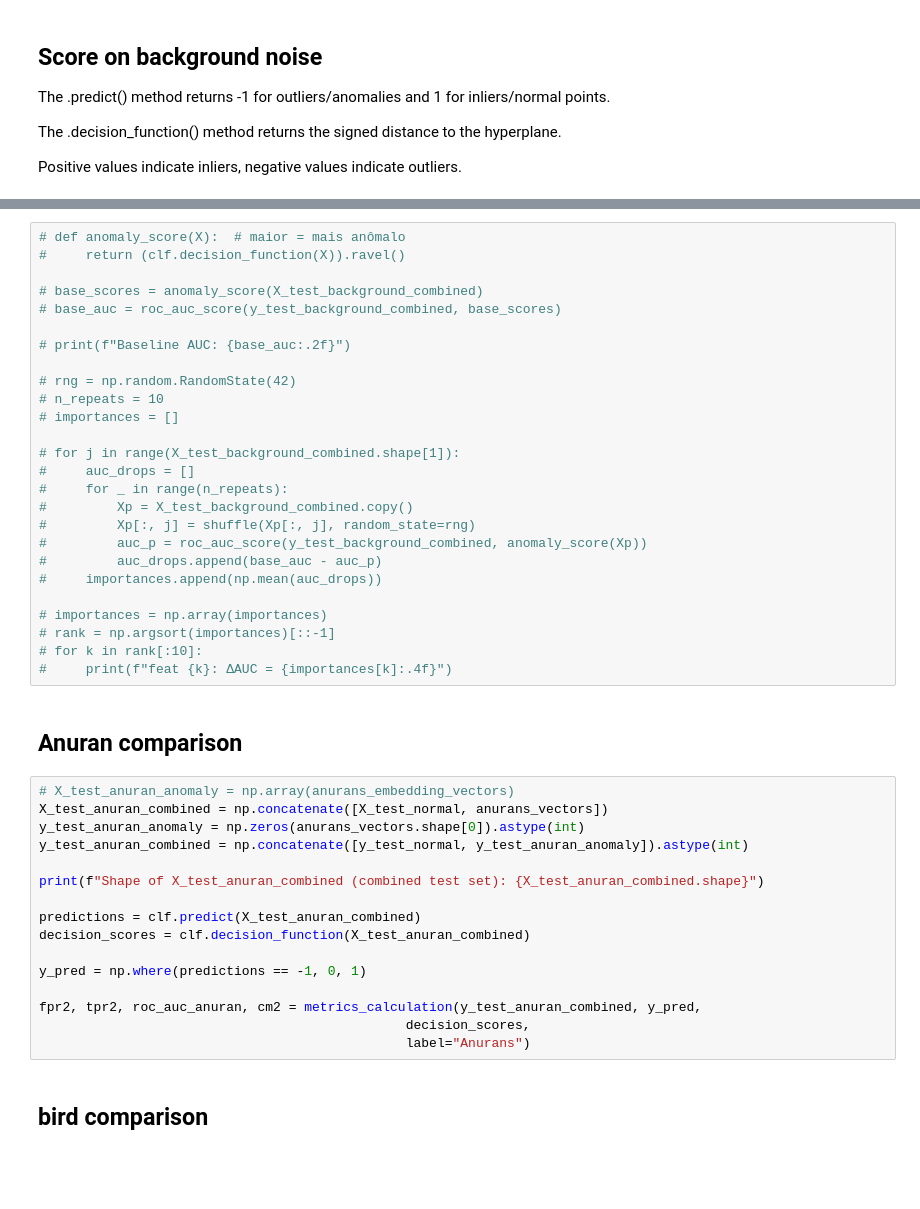
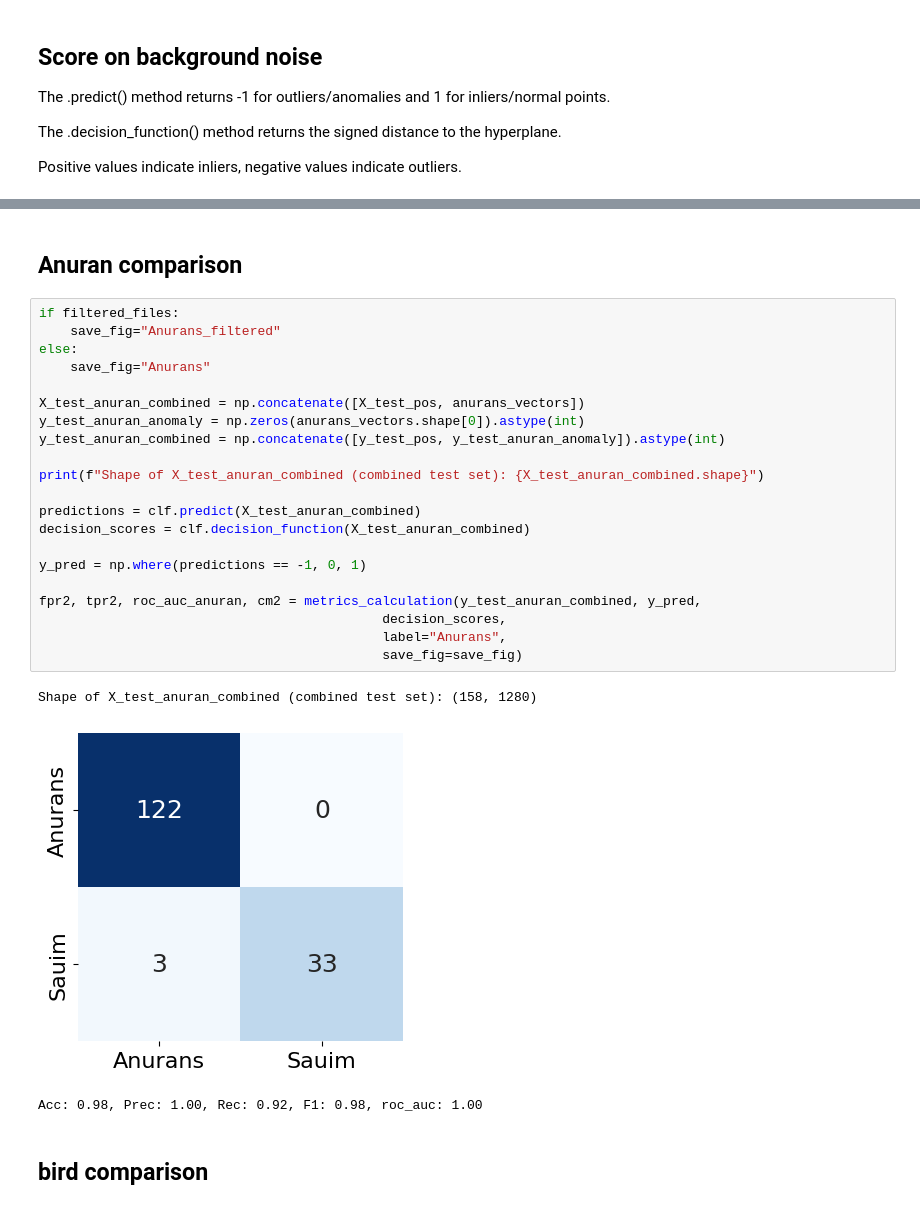
Before and after one commit to juancolonna/Sauim, a Jupyter notebook: jupyter-notebooks/Sauim_bicolor.ipynb, the cells around one changed output, grey strips where cells are left out. Drawn from its saved outputs; the diff is of its cells as text; blank space fills up the shorter version.

```diff
--- a/jupyter-notebooks/Sauim_bicolor.ipynb
+++ b/jupyter-notebooks/Sauim_bicolor.ipynb
@@ -202,47 +279,30 @@ Contras: Requer rótulos (mesmo que sintéticos) e é global (não explica um po
-# %%
-# def anomaly_score(X):  # maior = mais anômalo
-#     return (clf.decision_function(X)).ravel()
-
-# base_scores = anomaly_score(X_test_background_combined)
-# base_auc = roc_auc_score(y_test_background_combined, base_scores)
-
-# print(f"Baseline AUC: {base_auc:.2f}")
-
-# rng = np.random.RandomState(42)
-# n_repeats = 10
-# importances = []
-
-# for j in range(X_test_background_combined.shape[1]):
-#     auc_drops = []
-#     for _ in range(n_repeats):
-#         Xp = X_test_background_combined.copy()
-#         Xp[:, j] = shuffle(Xp[:, j], random_state=rng)
-#         auc_p = roc_auc_score(y_test_background_combined, anomaly_score(Xp))
-#         auc_drops.append(base_auc - auc_p)
-#     importances.append(np.mean(auc_drops))
-
-# importances = np.array(importances)
-# rank = np.argsort(importances)[::-1]
-# for k in rank[:10]:
-#     print(f"feat {k}: ΔAUC = {importances[k]:.4f}")
 # %% [markdown]
 ## Anuran comparison
 # %%
-# X_test_anuran_anomaly = np.array(anurans_embedding_vectors)
-X_test_anuran_combined = np.concatenate([X_test_normal, anurans_vectors])
+if filtered_files:
+    save_fig="Anurans_filtered"
+else:
+    save_fig="Anurans"
+
+X_test_anuran_combined = np.concatenate([X_test_pos, anurans_vectors])
 y_test_anuran_anomaly = np.zeros(anurans_vectors.shape[0]).astype(int)
-y_test_anuran_combined = np.concatenate([y_test_normal, y_test_anuran_anomaly]).astype(int)
+y_test_anuran_combined = np.concatenate([y_test_pos, y_test_anuran_anomaly]).astype(int)
 
 print(f"Shape of X_test_anuran_combined (combined test set): {X_test_anuran_combined.shape}")
 
 predictions = clf.predict(X_test_anuran_combined)
 decision_scores = clf.decision_function(X_test_anuran_combined)
 
 y_pred = np.where(predictions == -1, 0, 1)
 
 fpr2, tpr2, roc_auc_anuran, cm2 = metrics_calculation(y_test_anuran_combined, y_pred,
-                                               decision_scores,
-                                               label="Anurans")
+                                            decision_scores,
+                                            label="Anurans",
+                                            save_fig=save_fig)
+# %% [output]
+Shape of X_test_anuran_combined (combined test set): (158, 1280)
+[figure, added]
+Acc: 0.98, Prec: 1.00, Rec: 0.92, F1: 0.98, roc_auc: 1.00
 # %% [markdown]
 ## bird comparison
 # %%
```
Also changed, not shown: parts of 22 cells of this notebook, 7 other files.
